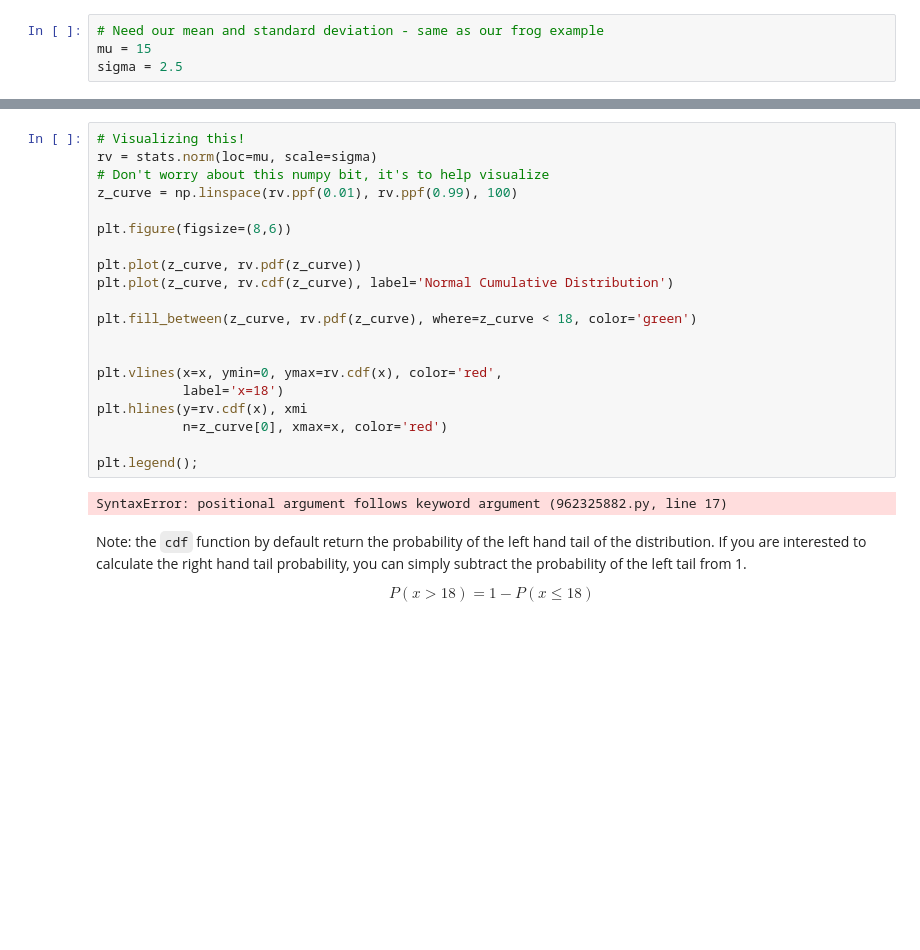
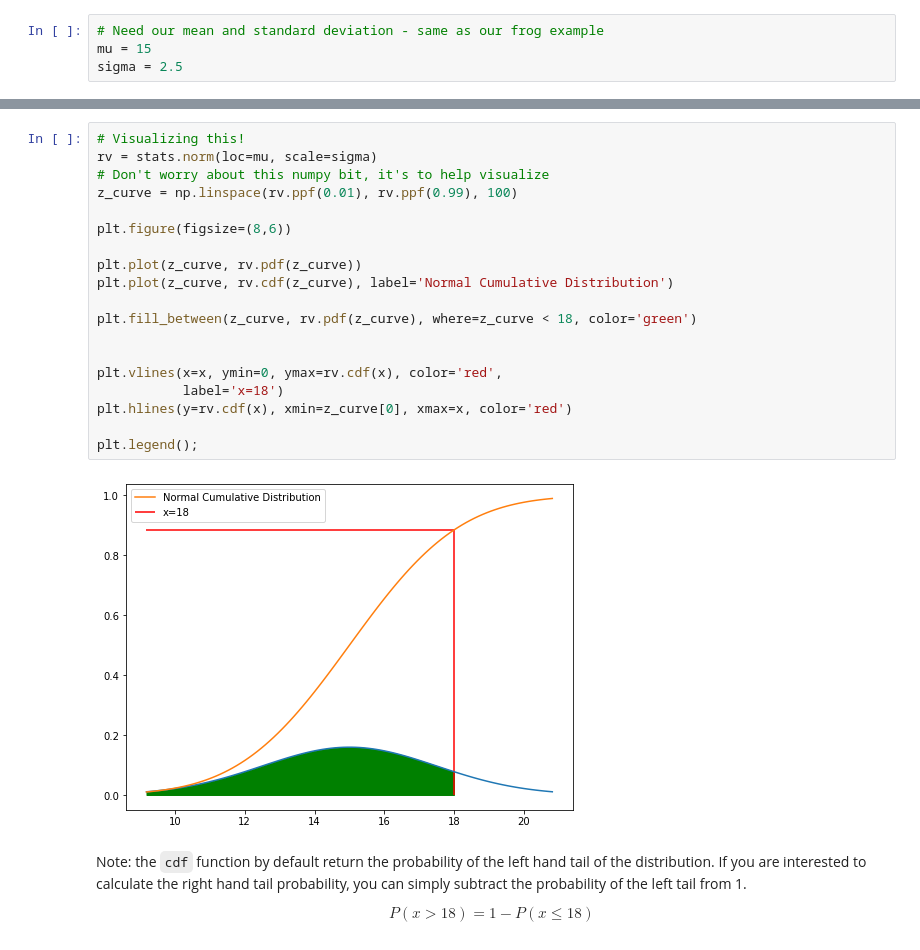
Before and after one commit to t36yang/NYCDS103122_JP, a Jupyter notebook: DistributionsIntro/Distributions-Sampling.ipynb, the cells around one changed output, grey strips where cells are left out. Drawn from its saved outputs; the diff is of its cells as text; blank space fills up the shorter version.

````diff
--- a/DistributionsIntro/Distributions-Sampling.ipynb
+++ b/DistributionsIntro/Distributions-Sampling.ipynb
@@ -699,25 +701,24 @@ stats.norm.cdf(x=x, loc=mu, scale=sigma)
 # %%
 # Visualizing this!
 rv = stats.norm(loc=mu, scale=sigma)
 # Don't worry about this numpy bit, it's to help visualize
 z_curve = np.linspace(rv.ppf(0.01), rv.ppf(0.99), 100)
 
 plt.figure(figsize=(8,6))
 
 plt.plot(z_curve, rv.pdf(z_curve))
 plt.plot(z_curve, rv.cdf(z_curve), label='Normal Cumulative Distribution')
 
 plt.fill_between(z_curve, rv.pdf(z_curve), where=z_curve < 18, color='green')
 
 
 plt.vlines(x=x, ymin=0, ymax=rv.cdf(x), color='red',
            label='x=18')
-plt.hlines(y=rv.cdf(x), xmi
-           n=z_curve[0], xmax=x, color='red')
+plt.hlines(y=rv.cdf(x), xmin=z_curve[0], xmax=x, color='red')
 
 plt.legend();
 # %% [output]
-SyntaxError: positional argument follows keyword argument (962325882.py, line 17)
+[figure, added]
 # %% [markdown]
 Note: the ```cdf``` function by default return the probability of the left hand tail of the distribution. If you are interested to calculate the right hand tail probability, you can simply subtract the probability of the left tail from 1.
 
````
Also changed, not shown: parts of 25 cells of this notebook, 1 other file.
